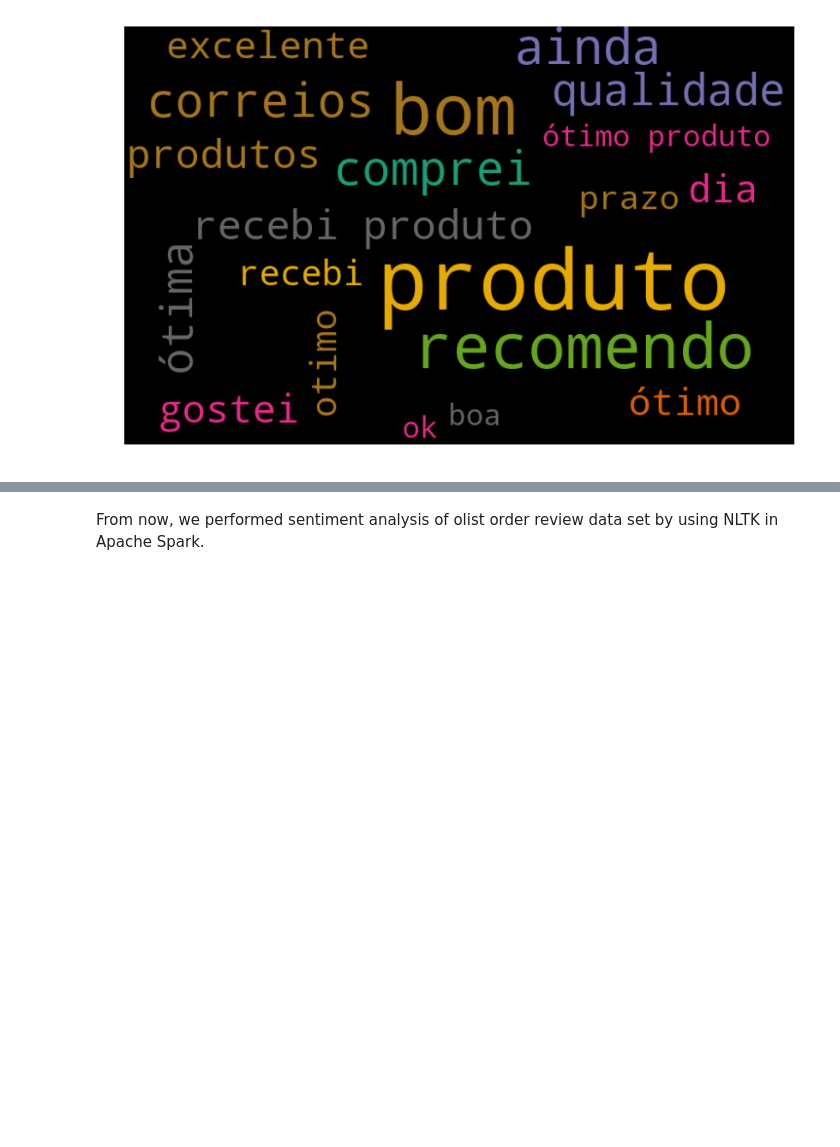
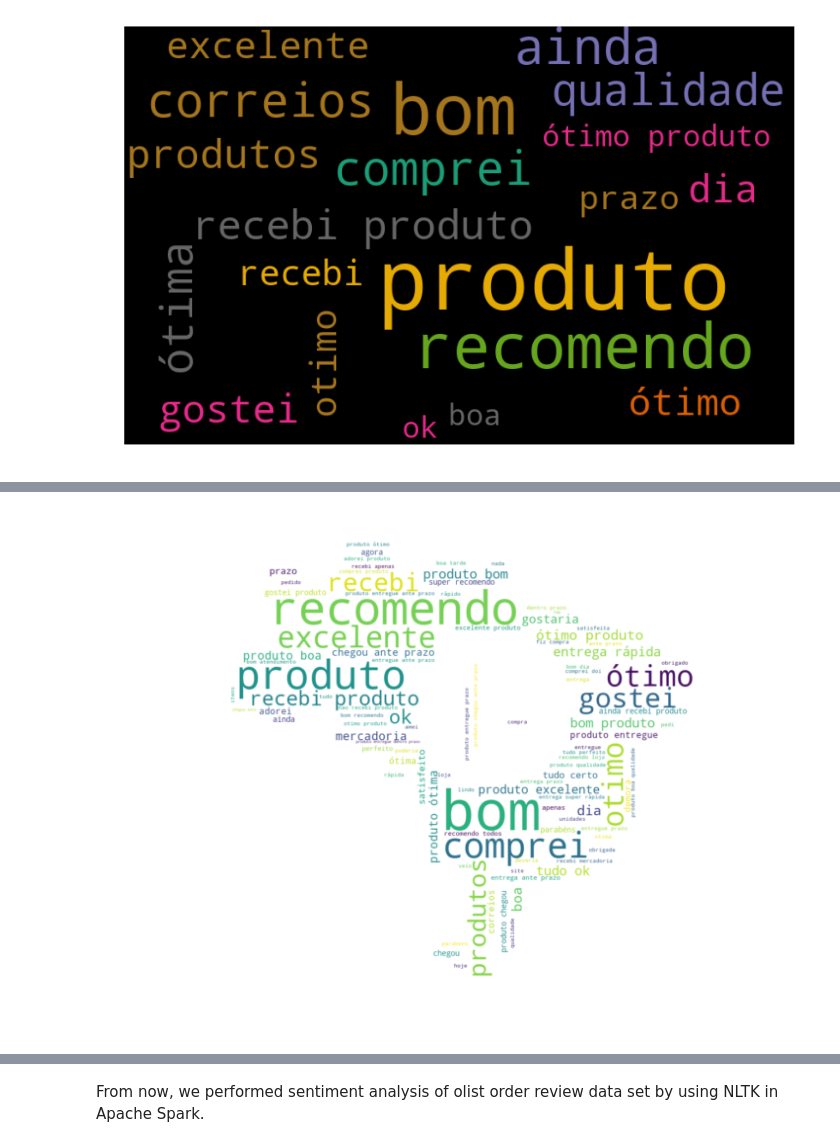
Before and after one commit to Branden-Kang/Brazillian-E-commerce-Analysis, a Jupyter notebook: Natural_Language_Processing_in_review_dataset.ipynb, the cells around one changed output, grey strips where cells are left out. Saved outputs shown, nothing was run; the diff lists cells and outputs as text; code cells hidden in the pictures; blank space fills up the shorter version.

```diff
--- a/Natural_Language_Processing_in_review_dataset.ipynb
+++ b/Natural_Language_Processing_in_review_dataset.ipynb
@@ -436,0 +476,14 @@ plt.show()
+# %%
+mask = np.array(Image.open("/content/gdrive/Shared drives/ISE467 : Project 2&3/brazilian-ecommerce/brazil_map.jpg"))
+# %%
+from wordcloud import WordCloud
+wordcloudConvertDF = pandD2.set_index('Keywords').T.to_dict('records')
+wordcloud = WordCloud(random_state=21, max_font_size=100, relative_scaling=0.5, max_words=100, background_color="white", mask=mask).generate_from_frequencies(dict(*wordcloudConvertDF))
+plt.figure(figsize=(12, 10))
+plt.imshow(wordcloud, interpolation="bilinear")
+plt.axis('off')
+
+plt.savefig("/content/gdrive/Shared drives/ISE467 : Project 2&3/brazilian-ecommerce/brazil_map.png", format="png")
+plt.show()
+# %% [output]
+[figure, added]
```
Also changed, not shown: parts of 13 cells of this notebook.
